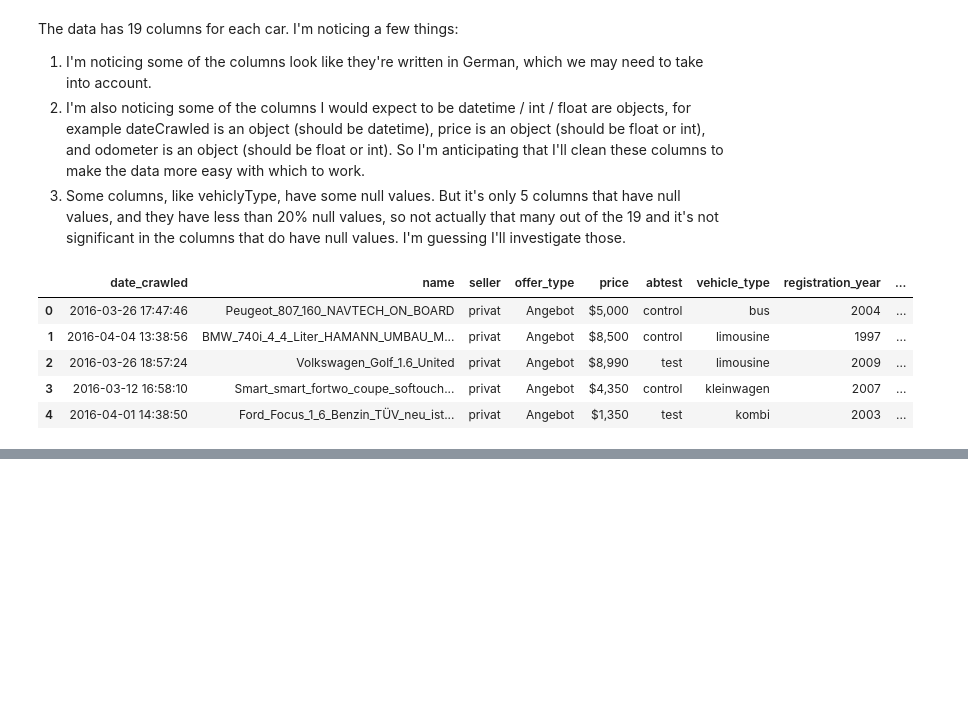
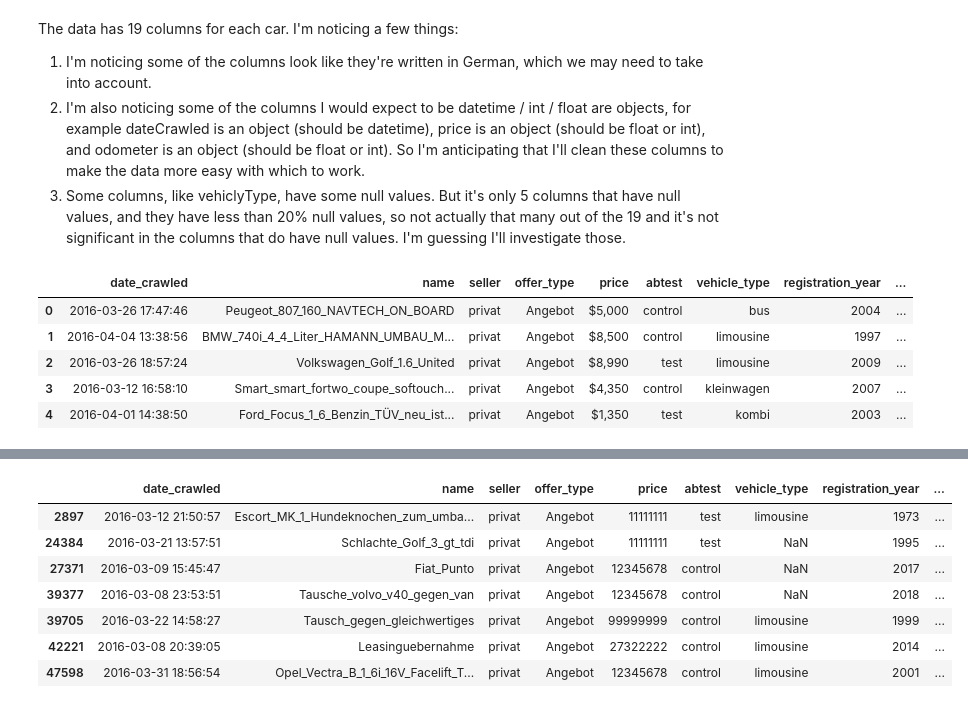
Before and after one commit to adamgrushan/Ebay_Car_Sales, a Jupyter notebook: Analysis.ipynb, the cells around one changed output, grey strips where cells are left out. Drawn from its saved outputs; the diff is of its cells as text; code cells hidden in the pictures; blank space fills up the shorter version.

```diff
--- a/Analysis.ipynb
+++ b/Analysis.ipynb
@@ -97,0 +161,12 @@ autos.describe(include='all')
+# %%
+autos[(autos["price"]>10000000)]
+#Upon google searching, a Golf Schlachte and Fiat Punto are definitely not worth in the 10s of millions of dollars. That makes me think these entries, and likely additional entries with even lower prices, are outliers I should remove.
+# %% [output]
+|  | date_crawled | name | seller | offer_type | price | abtest | vehicle_type | registration_year | ... |
+| 2897 | 2016-03-12 21:50:57 | Escort_MK_1_Hundeknochen_zum_umba... | privat | Angebot | 11111111 | test | limousine | 1973 | ... |
+| 24384 | 2016-03-21 13:57:51 | Schlachte_Golf_3_gt_tdi | privat | Angebot | 11111111 | test | NaN | 1995 | ... |
+| 27371 | 2016-03-09 15:45:47 | Fiat_Punto | privat | Angebot | 12345678 | control | NaN | 2017 | ... |
+| 39377 | 2016-03-08 23:53:51 | Tausche_volvo_v40_gegen_van | privat | Angebot | 12345678 | control | NaN | 2018 | ... |
+| 39705 | 2016-03-22 14:58:27 | Tausch_gegen_gleichwertiges | privat | Angebot | 99999999 | control | limousine | 1999 | ... |
+| 42221 | 2016-03-08 20:39:05 | Leasinguebernahme | privat | Angebot | 27322222 | control | limousine | 2014 | ... |
+| 47598 | 2016-03-31 18:56:54 | Opel_Vectra_B_1_6i_16V_Facelift_T... | privat | Angebot | 12345678 | control | limousine | 2001 | ... |
```
Also changed, not shown: parts of 43 cells of this notebook.
